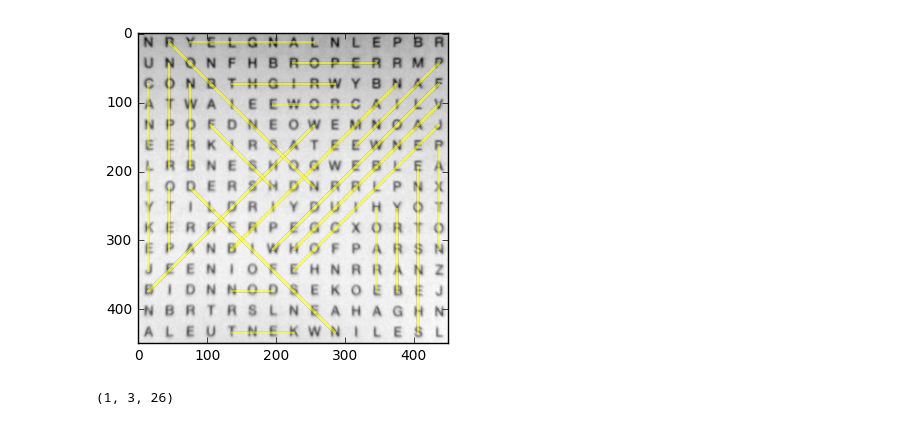
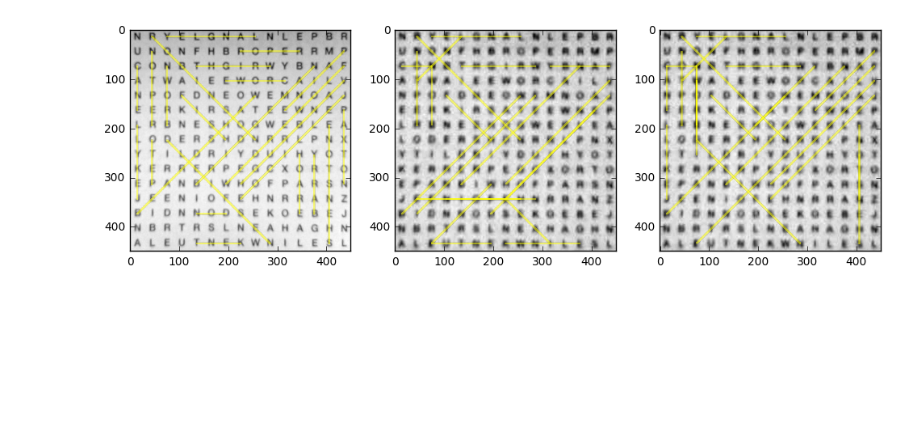
Before and after one commit to jmacmahon/data-driven-assignment-2, a Jupyter notebook: Main.ipynb, the cells around one changed output. Drawn from its saved outputs; the diff is of its cells as text; code cells hidden in the pictures; blank space fills up the shorter version.

Commit message:
Implemented fuzzy classifying

```diff
--- a/Main.ipynb
+++ b/Main.ipynb
@@ -6,6 +7,7 @@ import assignment.display as display
 data = load.load_data(load.DEFAULT_PATH)
 # %%
 from assignment.classify import KNearestNeighbour
-nn = KNearestNeighbour(data._raw_data['train_data'], data._raw_data['train_labels'], k=1)
+nn_fuzzy = KNearestNeighbour(data._raw_data['train_data'], data._raw_data['train_labels'], k=1)
+nn_not_fuzzy = KNearestNeighbour(data._raw_data['train_data'], data._raw_data['train_labels'], k=1, fuzzy=False)
 # %%
 import numpy as np
@@ -15,11 +14,16 @@ data.wordsearch2.classify(nn)
-# %%
-import cProfile
-# cProfile.run("data.wordsearch1.find_all_and_show(rad=2)", "fuzzy_stats_4")
-data.wordsearch1.find_all_and_show(rad=2)
-# %% [output]
-[figure, removed]
-# %%
-import assignment.wordsearch as ws
-ws.gen_word_pattern('abc', (1, 0)).shape
-# %% [output]
-(1, 3, 26)
+# %%
+plt.figure(figsize=(12, 12))
+
+plt.subplot(1, 3, 1)
+data.wordsearch1.classify(nn_fuzzy)
+data.wordsearch1.find_all_and_show(rad=2)
+
+plt.subplot(1, 3, 2)
+data.wordsearch2.classify(nn_fuzzy)
+data.wordsearch2.find_all_and_show(rad=2)
+
+plt.subplot(1, 3, 3)
+data.wordsearch2.classify(nn_not_fuzzy)
+data.wordsearch2.find_all_and_show(rad=2)
+# %% [output]
+[figure, added]
```
Also changed, not shown: parts of 2 cells of this notebook, 1 other file.
